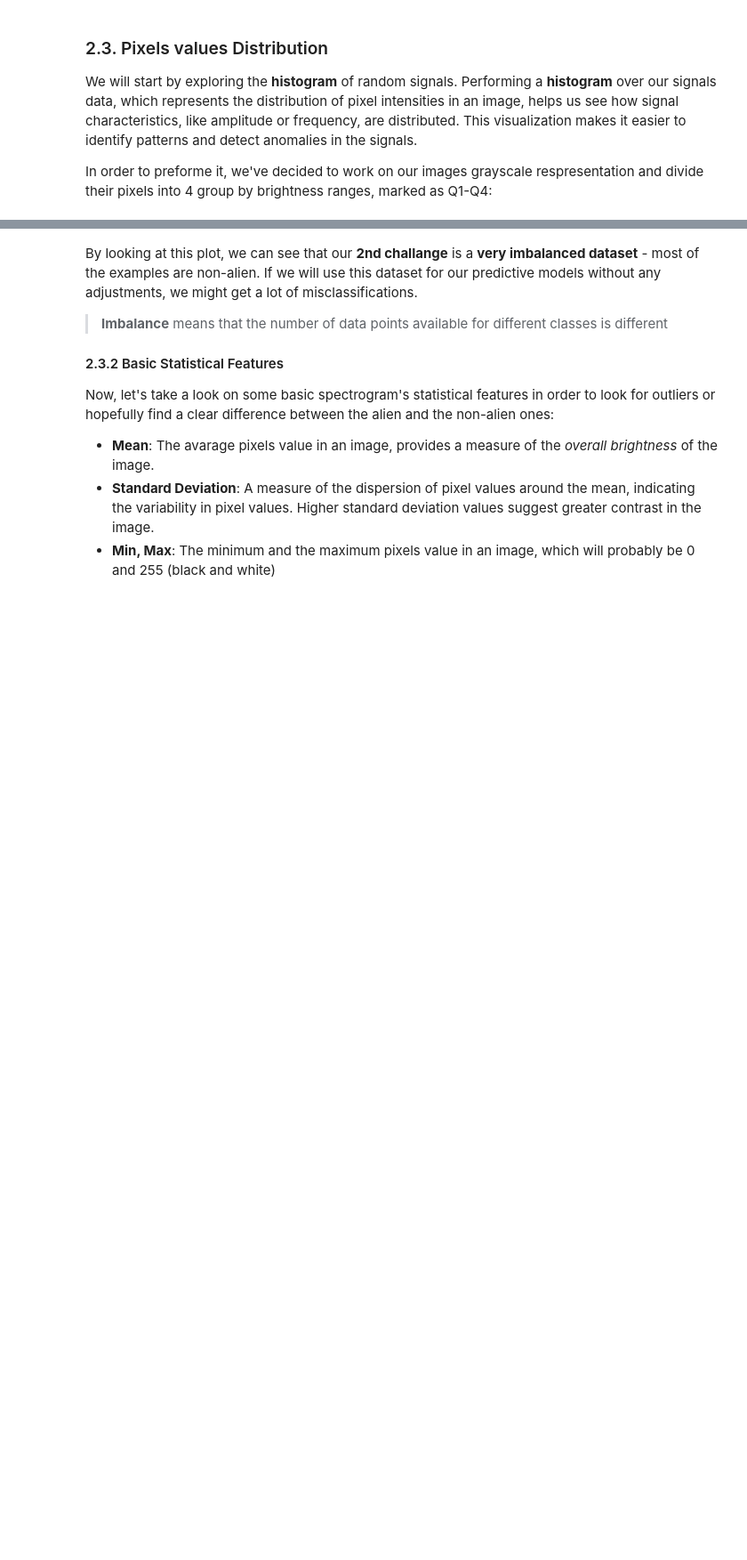
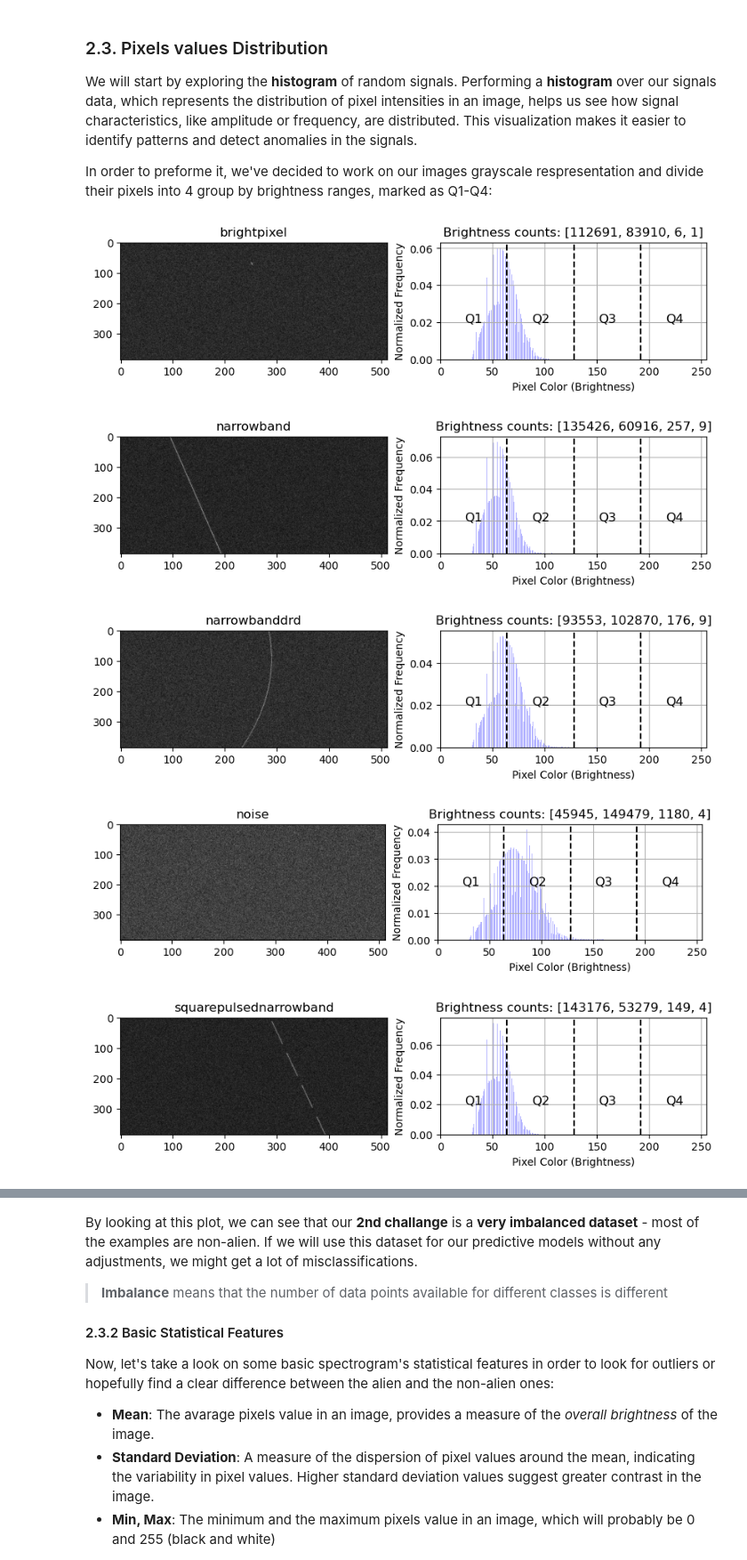
Before and after one commit to coralhayoun/workshop, a Jupyter notebook: workshop_notebook.ipynb, the cells around one changed output, grey strips where cells are left out. Shown at 89% size. Drawn from its saved outputs; the diff is of its cells as text; code cells hidden in the pictures; blank space fills up the shorter version.

Commit message:
hist

```diff
--- a/workshop_notebook.ipynb
+++ b/workshop_notebook.ipynb
@@ -596,3 +596,54 @@ def image_brightness_ranges(image):
         counts.append(np.sum((grayscale_image >= lower) & (grayscale_image < upper)))
 
     return counts
+# %%
+def plot_pixel_brightness_histogram(base_folder, category, image_id):
+    _, axis = plt.subplots(1, 2, figsize=(10,2))
+
+    grayscale_image = get_grayscale_image(get_image_path(base_folder, category, image_id))
+
+    axis[0].set_title(category)
+    axis[0].imshow(grayscale_image, aspect='auto', cmap='gray')
+
+    # Determine the quartiles
+    q1 = (pixel_value_range / 4) * 1
+    q2 = (pixel_value_range / 4) * 2
+    q3 = (pixel_value_range / 4) * 3
+    q4 = (pixel_value_range / 4) * 4
+
+    axis[1].hist(grayscale_image.flatten(), bins=pixel_value_range, density=True, color='blue', alpha=0.3)
+    axis[1].set_xlim(0, 255)
+
+    # Add vertical lines for quartiles
+    axis[1].axvline(q1, color='black', linestyle='--')
+    axis[1].axvline(q2, color='black', linestyle='--')
+    axis[1].axvline(q3, color='black', linestyle='--')
+
+    # Add text annotations for quartiles
+    axis[1].text(q1 / 2, 0.02, 'Q1', fontsize=12, ha='center')
+    axis[1].text((q1 + q2) / 2, 0.02, 'Q2', fontsize=12, ha='center')
+    axis[1].text((q2 + q3) / 2, 0.02, 'Q3', fontsize=12, ha='center')
+    axis[1].text((q3 + 256) / 2, 0.02, 'Q4', fontsize=12, ha='center')
+
+    # Add labels and title
+    axis[1].set_xlabel('Pixel Color (Brightness)')
+    axis[1].set_ylabel('Normalized Frequency')
+    axis[1].set_title(f"Brightness counts: {image_brightness_ranges(grayscale_image)}")
+    axis[1].grid(True)
+
+    plt.show
+# %%
+# Main
+plot_pixel_brightness_histogram(CFG.train_folder_path, 'brightpixel', '423_brightpixel')
+plot_pixel_brightness_histogram(CFG.train_folder_path, 'narrowband', '165_narrowband')
+plot_pixel_brightness_histogram(CFG.train_folder_path, 'narrowbanddrd', '118_narrowbanddrd')
+plot_pixel_brightness_histogram(CFG.train_folder_path, 'noise', '761_noise')
+plot_pixel_brightness_histogram(CFG.train_folder_path, 'squarepulsednarrowband', '116_squarepulsednarrowband')
+plot_pixel_brightness_histogram(CFG.train_folder_path, 'squiggle', '21_squiggle')
+plot_pixel_brightness_histogram(CFG.train_folder_path, 'squigglesquarepulsednarrowband', '181_squigglesquarepulsednarrowband')
+# %% [output]
+[figure, added]
+[figure, added]
+[figure, added]
+[figure, added]
+[figure, added]
```
Also changed, not shown: parts of 4 cells of this notebook.
